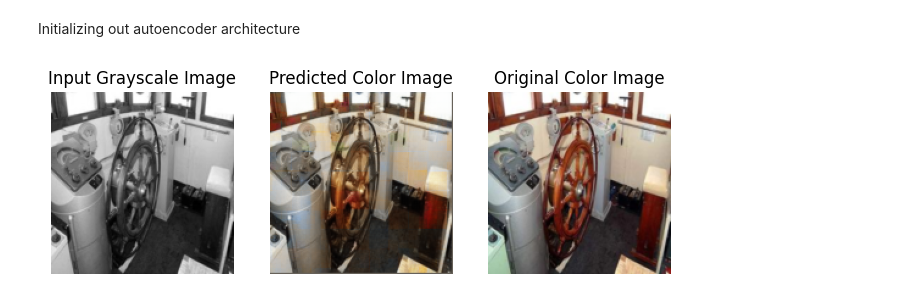
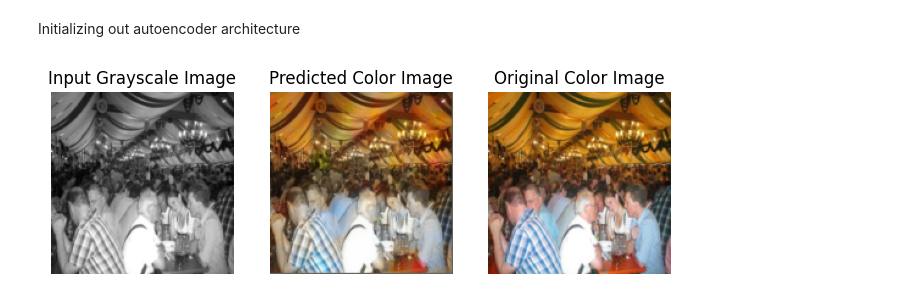
Before and after one commit to suraj-k-s/ImageColorizationUsingAutoencoders, a Jupyter notebook: predict.ipynb, the cells around one changed output. Drawn from its saved outputs; the diff is of its cells as text; code cells hidden in the pictures.

```diff
--- a/predict.ipynb
+++ b/predict.ipynb
@@ -53,35 +53,35 @@ transform = transforms.Compose([
     transforms.ToTensor(),
 ])
 
-input_ori_path = 'predict_img/11.jpg'
+input_ori_path = 'predict_img/1.jpg'
 input_gray = Image.open(input_ori_path).convert('L')  # Convert to grayscale
 input_gray = transform(input_gray).unsqueeze(0)  # Add batch dimension
 
 original_color = Image.open(input_ori_path)
 original_color = transform(original_color).unsqueeze(0)
 
 # Make prediction
 with torch.no_grad():
     predicted_color = model(input_gray)
 
 # Visualize the images
 plt.figure(figsize=(8, 4))
 
 plt.subplot(1, 3, 1)
 plt.imshow(input_gray.squeeze().numpy(), cmap='gray')
 plt.title('Input Grayscale Image')
 plt.axis('off')
 
 plt.subplot(1, 3, 2)
 plt.imshow(predicted_color.squeeze().permute(1, 2, 0).numpy())
 plt.title('Predicted Color Image')
 plt.axis('off')
 
 plt.subplot(1, 3, 3)
 plt.imshow(original_color.squeeze().permute(1, 2, 0).numpy())
 plt.title('Original Color Image')
 plt.axis('off')
 
 plt.show()
 # %% [output]
-[figure, old version]
+[figure, new version]
```
Also changed, not shown: 38 other files.
